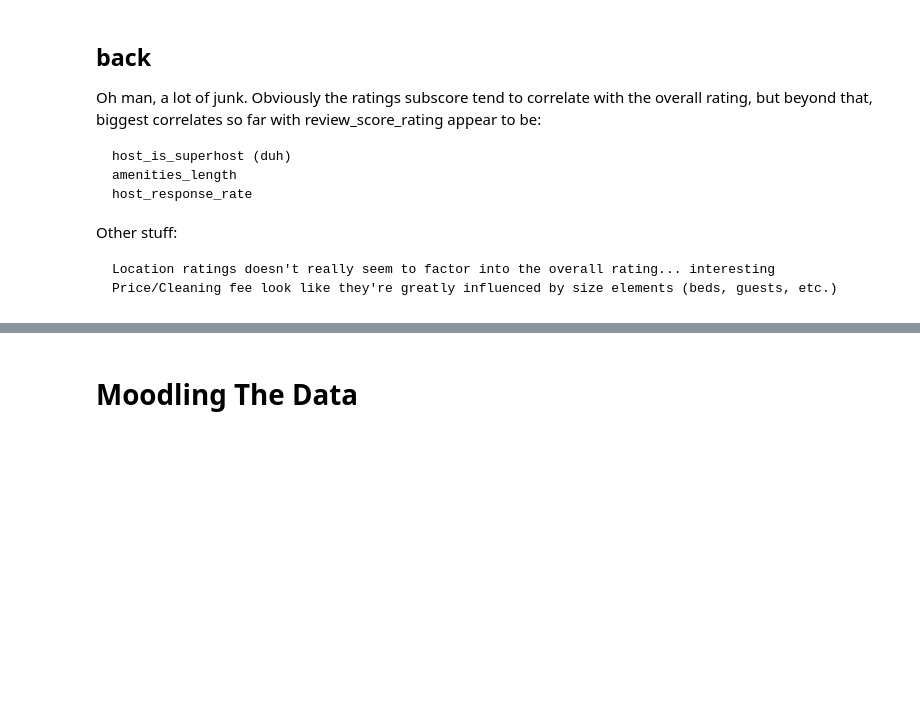
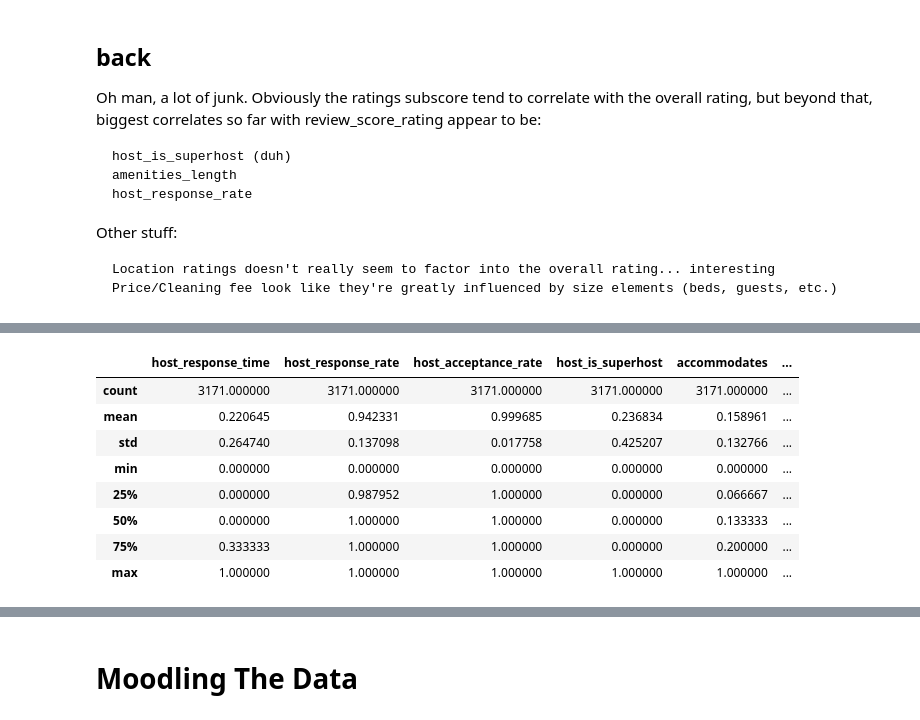
Before and after one commit to Jaouadeddadsi/Seattle-Airbnb-Open-Data, a Jupyter notebook: generate_higher_ratings.ipynb, the cells around one changed output, grey strips where cells are left out. Cells and saved outputs as stored; diff of their text form; code cells hidden in the pictures; blank space fills up the shorter version.

```diff
--- a/generate_higher_ratings.ipynb
+++ b/generate_higher_ratings.ipynb
@@ -374,3 +412,15 @@ df_model = df.loc[:,('host_response_time',
+# %%
+df_model.describe()
+# %% [output]
+|  | host_response_time | host_response_rate | host_acceptance_rate | host_is_superhost | accommodates | ... |
+| count | 3171.000000 | 3171.000000 | 3171.000000 | 3171.000000 | 3171.000000 | ... |
+| mean | 0.220645 | 0.942331 | 0.999685 | 0.236834 | 0.158961 | ... |
+| std | 0.264740 | 0.137098 | 0.017758 | 0.425207 | 0.132766 | ... |
+| min | 0.000000 | 0.000000 | 0.000000 | 0.000000 | 0.000000 | ... |
+| 25% | 0.000000 | 0.987952 | 1.000000 | 0.000000 | 0.066667 | ... |
+| 50% | 0.000000 | 1.000000 | 1.000000 | 0.000000 | 0.133333 | ... |
+| 75% | 0.333333 | 1.000000 | 1.000000 | 0.000000 | 0.200000 | ... |
+| max | 1.000000 | 1.000000 | 1.000000 | 1.000000 | 1.000000 | ... |
 # %%
 #Convert categorical fields to dummy variables
 df_model = pd.get_dummies(df_model, columns=['neighbourhood_group_cleansed', 'property_type', 'room_type', 'bed_type', 'cancellation_policy'])
```
Also changed, not shown: parts of 10 cells of this notebook.
